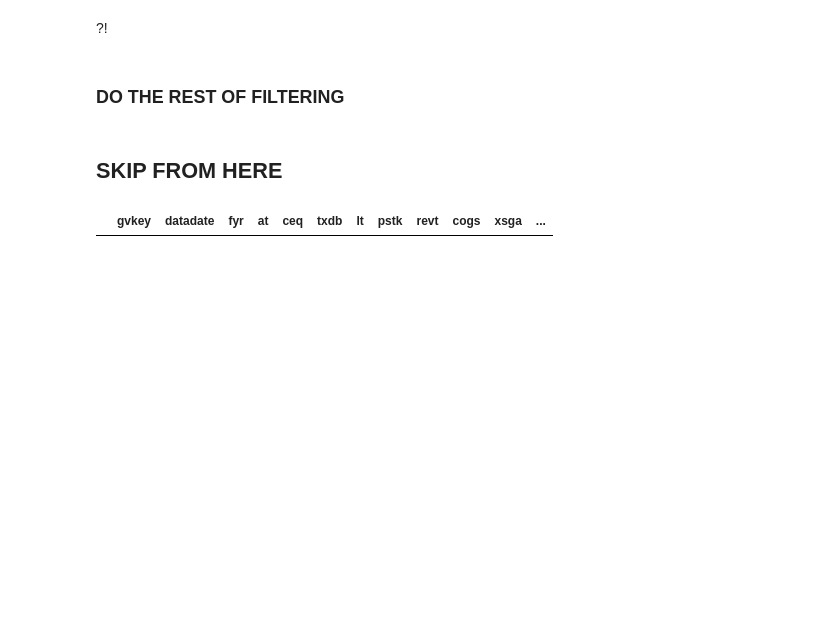
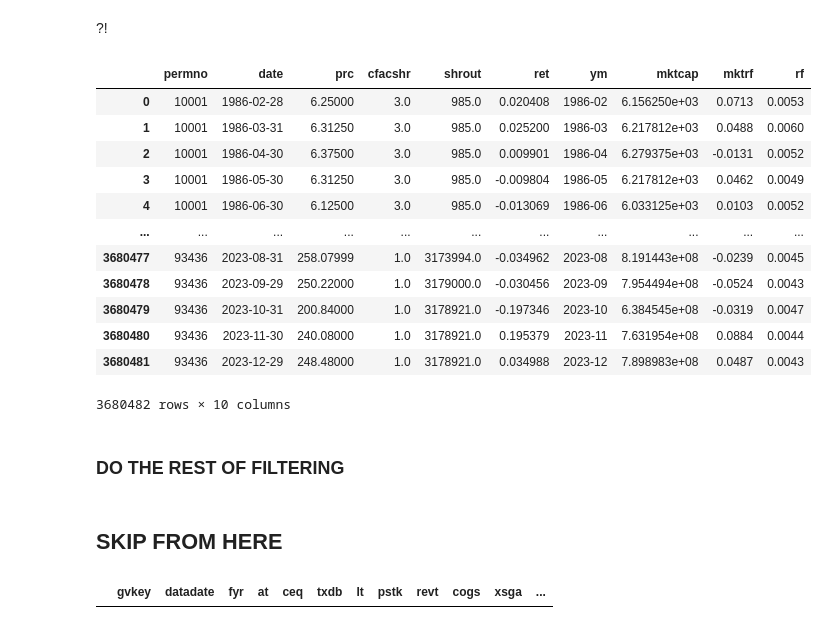
Before and after one commit to lknguyen8/BUSI-525, a Jupyter notebook: Cheaper is not better.ipynb, the cells around one changed output. Drawn from its saved outputs; the diff is of its cells as text; code cells hidden in the pictures; blank space fills up the shorter version.

```diff
--- a/Cheaper is not better.ipynb
+++ b/Cheaper is not better.ipynb
@@ -529,8 +530,24 @@ import os
 
 base_directory = r'C:\Users\lkn3\Desktop\BUSI 525\Replication for Cheaper is not better\Dataframe (Python Pandas)'
 
-file_path = os.path.join(base_directory, 'stock_mret.pkl')
-stock_mret = pd.read_pickle(file_path)
+file_path = os.path.join(base_directory, 'holdings2.pkl')
+holdings2 = pd.read_pickle(file_path)
+# %%
+stock_mret
+# %% [output]
+|  | permno | date | prc | cfacshr | shrout | ret | ym | mktcap | mktrf | rf |
+| 0 | 10001 | 1986-02-28 | 6.25000 | 3.0 | 985.0 | 0.020408 | 1986-02 | 6.156250e+03 | 0.0713 | 0.0053 |
+| 1 | 10001 | 1986-03-31 | 6.31250 | 3.0 | 985.0 | 0.025200 | 1986-03 | 6.217812e+03 | 0.0488 | 0.0060 |
+| 2 | 10001 | 1986-04-30 | 6.37500 | 3.0 | 985.0 | 0.009901 | 1986-04 | 6.279375e+03 | -0.0131 | 0.0052 |
+| 3 | 10001 | 1986-05-30 | 6.31250 | 3.0 | 985.0 | -0.009804 | 1986-05 | 6.217812e+03 | 0.0462 | 0.0049 |
+| 4 | 10001 | 1986-06-30 | 6.12500 | 3.0 | 985.0 | -0.013069 | 1986-06 | 6.033125e+03 | 0.0103 | 0.0052 |
+| ... | ... | ... | ... | ... | ... | ... | ... | ... | ... | ... |
+| 3680477 | 93436 | 2023-08-31 | 258.07999 | 1.0 | 3173994.0 | -0.034962 | 2023-08 | 8.191443e+08 | -0.0239 | 0.0045 |
+| 3680478 | 93436 | 2023-09-29 | 250.22000 | 1.0 | 3179000.0 | -0.030456 | 2023-09 | 7.954494e+08 | -0.0524 | 0.0043 |
+| 3680479 | 93436 | 2023-10-31 | 200.84000 | 1.0 | 3178921.0 | -0.197346 | 2023-10 | 6.384545e+08 | -0.0319 | 0.0047 |
+| 3680480 | 93436 | 2023-11-30 | 240.08000 | 1.0 | 3178921.0 | 0.195379 | 2023-11 | 7.631954e+08 | 0.0884 | 0.0044 |
+| 3680481 | 93436 | 2023-12-29 | 248.48000 | 1.0 | 3178921.0 | 0.034988 | 2023-12 | 7.898983e+08 | 0.0487 | 0.0043 |
+3680482 rows × 10 columns
 # %%
 folder = r'C:\Users\lkn3\Desktop\BUSI 525\Replication for Cheaper is not better\Dataframe (Stata format)'
 
```
Also changed, not shown: parts of 3 cells of this notebook.
